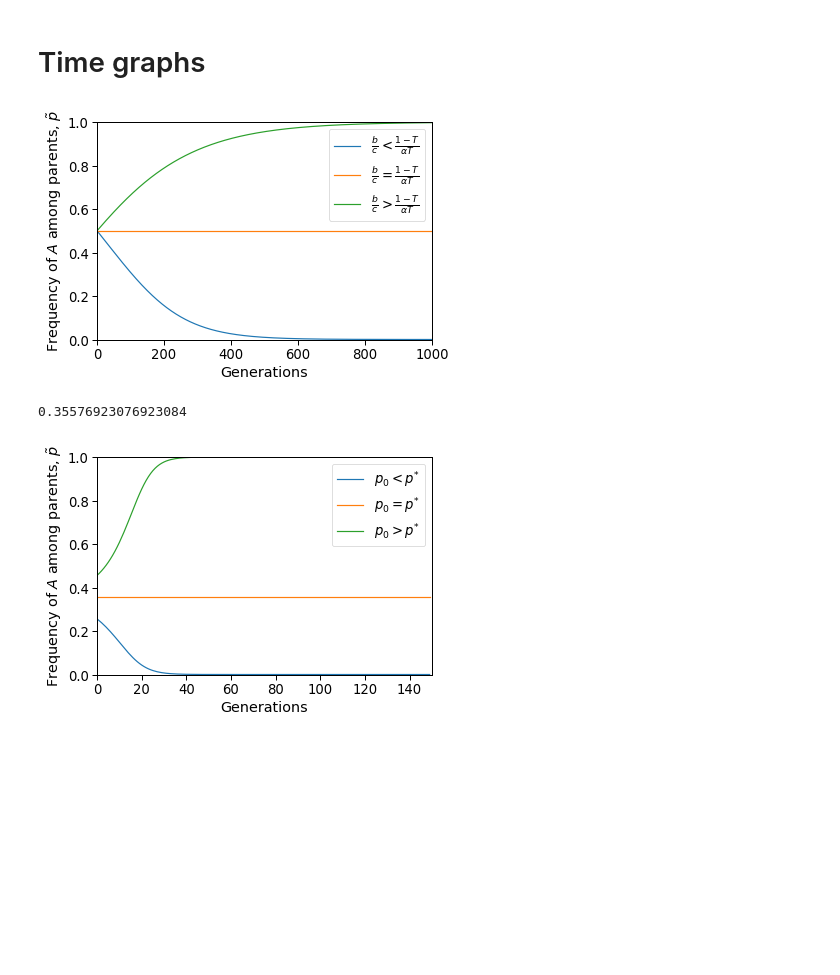
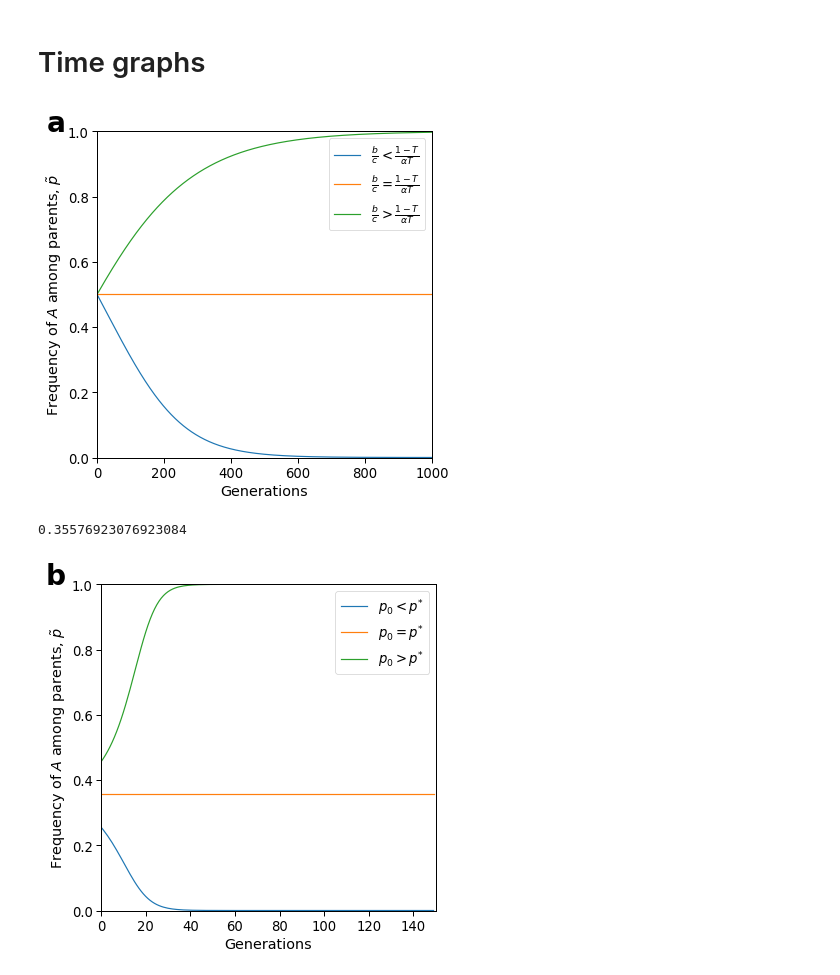
Before and after one commit to yoavram-lab/CulturalCooperation, a Jupyter notebook: ms/figures.ipynb, the cells around one changed output. Drawn from its saved outputs; the diff is of its cells as text; code cells hidden in the pictures; blank space fills up the shorter version.

```diff
--- a/ms/figures.ipynb
+++ b/ms/figures.ipynb
@@ -569,42 +570,45 @@ p*0.4564015312632924
 
 def evolution0(p0, b, c, T_A, T_B, alpha, tmax):
     p = [p0]
 
     for t in range(1, tmax):
         p_old = p[t-1]
         x1 = (p_old ** 2)*(1+b-c)*(1-(1-p_old)*(1-alpha)*T_B)
         x2 = p_old*(1-p_old)*(1-c)*(p_old*(1-alpha)*T_B+1-T_B)
         x3 = p_old*(1-p_old)*(1+b)*(p_old*(1-alpha)+alpha)*T_A
         x4 = ((1-p_old)**2)*p_old*(1-alpha)*T_A
         omega = 1+p_old*(b-c)
         result = (x1+x2+x3+x4)/omega
         p.append(result)
         if result > 1:
             break
 
     return p
 
 p0 = 0.5
 c = 0.1
 T_A =0.2
 T_B = 0.2
 alpha = 0.5
 generations = 1000
+fig, ax = plt.subplots(figsize=(6, 6))
+
 
 b = 0.7
-plt.plot(evolution0(p0, b, c, T_A, T_B, alpha, generations), label=r'$\frac{b}{c} < \frac{1-T}{\alpha T}$')
+ax.plot(evolution0(p0, b, c, T_A, T_B, alpha, generations), label=r'$\frac{b}{c} < \frac{1-T}{\alpha T}$')
 b = 0.8
-plt.plot(evolution0(p0, b, c, T_A, T_B, alpha, generations), label=r'$\frac{b}{c} = \frac{1-T}{\alpha T}$')
+ax.plot(evolution0(p0, b, c, T_A, T_B, alpha, generations), label=r'$\frac{b}{c} = \frac{1-T}{\alpha T}$')
 b = 0.9
-plt.plot(evolution0(p0, b, c, T_A, T_B, alpha, generations), label=r'$\frac{b}{c} > \frac{1-T}{\alpha T}$')
-plt.legend()
-plt.xlabel('Generations')
-plt.ylabel(r'Frequency of $A$ among parents, $\tilde{p}$')
-plt.ylim(0, 1)
-plt.xlim(0, generations);
+ax.plot(evolution0(p0, b, c, T_A, T_B, alpha, generations), label=r'$\frac{b}{c} > \frac{1-T}{\alpha T}$')
+ax.legend()
+ax.set_xlabel('Generations')
+ax.set_ylabel(r'Frequency of $A$ among parents, $\tilde{p}$')
+ax.set_ylim(0, 1)
+ax.set_xlim(0, generations)
+ax.text(-150, 1, 'a', fontdict=dict(fontsize=28, weight='bold'))
 plt.savefig('Figures/Time_Figure_Equal_Horizontal.pdf')
 # %% [output]
-[figure, old version]
+[figure, new version]
 # %%
 ### Only vertical, alpha = 0
 
@@ -614,21 +618,23 @@ T_A = 0.5
 T_B = 0.1
 alpha = 0
 generations = 150
+fig, ax = plt.subplots(figsize=(6, 6))
 
 p_star = c*(1-T_B)/(b*(T_A-T_B))-1/b
 print(p_star)
-plt.plot(evolution0(p_star-0.1, b, c, T_A, T_B, alpha, generations), label=r'$p_0 < p^{*}$')
-plt.plot(evolution0(p_star, b, c, T_A, T_B, alpha, generations), label=r'$p_0 = p^{*}$')
-plt.plot(evolution0(p_star+0.1, b, c, T_A, T_B, alpha, generations), label=r'$p_0 > p^{*}$')
-plt.legend()
-plt.xlabel('Generations')
-plt.ylabel(r'Frequency of $A$ among parents, $\tilde{p}$')
-plt.ylim(0, 1)
-plt.xlim(0, generations);
+ax.plot(evolution0(p_star-0.1, b, c, T_A, T_B, alpha, generations), label=r'$p_0 < p^{*}$')
+ax.plot(evolution0(p_star, b, c, T_A, T_B, alpha, generations), label=r'$p_0 = p^{*}$')
+ax.plot(evolution0(p_star+0.1, b, c, T_A, T_B, alpha, generations), label=r'$p_0 > p^{*}$')
+ax.legend()
+ax.set_xlabel('Generations')
+ax.set_ylabel(r'Frequency of $A$ among parents, $\tilde{p}$')
+ax.set_ylim(0, 1)
+ax.set_xlim(0, generations)
+ax.text(-25, 1, 'b', fontdict=dict(fontsize=28, weight='bold'))
 plt.savefig('Figures/Time_Figure_Only_Vertical_No_Alpha.pdf')
 # %% [output]
 0.35576923076923084
-[figure, old version]
+[figure, new version]
 # %%
 #### v = 0
 
```
Also changed, not shown: parts of 10 cells of this notebook, 21 other files.
